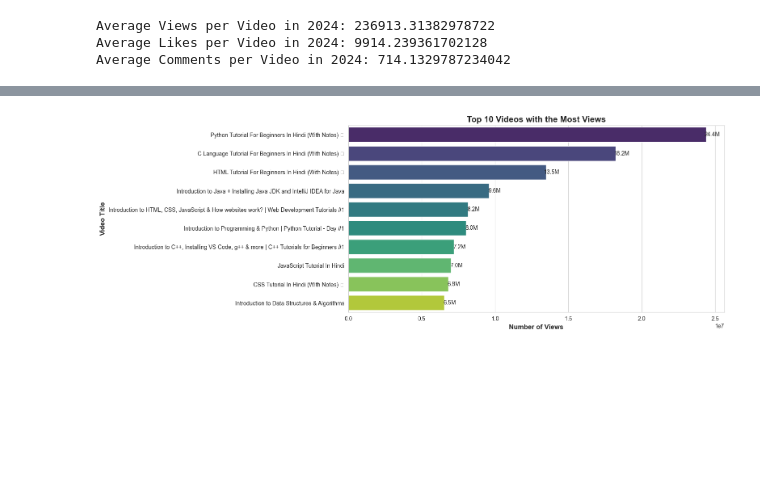
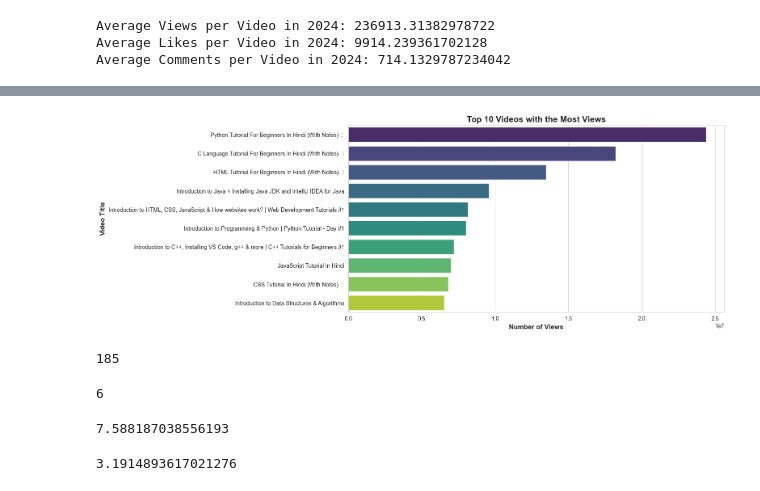
Before and after one commit to SOURAVSHEEL/YouTube_DS, a Jupyter notebook: yt_data.ipynb, the cells around one changed output, grey strips where cells are left out. Cells and saved outputs as stored; diff of their text form; code cells hidden in the pictures; blank space fills up the shorter version.

```diff
--- a/yt_data.ipynb
+++ b/yt_data.ipynb
@@ -437,15 +437,35 @@ top10_videos
 # %%
 ## Plotting the top 10 videos with the most views
 sns.set_style('whitegrid')
 plt.figure(figsize=(12,6))
 ax = sns.barplot(x='views', y='title', data=top10_videos, palette='viridis')
-for p in ax.patches:
-    ax.annotate(f"{p.get_width() / 1000000:.1f}M",
-                (p.get_x() + p.get_width(), p.get_y() + p.get_height() / 2),
-                ha='center', va='center', xytext=(10, 0), textcoords='offset points')
 plt.title('Top 10 Videos with the Most Views', fontsize=15, fontweight='bold')
 plt.xlabel('Number of Views', fontsize=12, fontweight='bold')
 plt.ylabel('Video Title', fontsize=12, fontweight='bold')
 plt.show()
 # %% [output]
-[figure, old version]
+[figure, new version]
+# %%
+## number of videos have more than 1M views
+num_videos_1m = video_details_df[video_details_df['views'] > 1000000].shape[0]
+num_videos_1m
+# %% [output]
+185
+# %%
+## number of videos have more than 1M views in 2024
+num_videos_1m_2024 = filter_2024[filter_2024['views'] > 1000000].shape[0]
+num_videos_1m_2024
+# %% [output]
+6
+# %%
+# Percentage of videos with more than 1M views
+percentage_1m = num_videos_1m / video_details_df.shape[0] * 100
+percentage_1m
+# %% [output]
+7.588187038556193
+# %%
+## Percentage of videos with more than 1M views in 2024
+percentage_1m_2024 = num_videos_1m_2024 / filter_2024.shape[0] * 100
+percentage_1m_2024
+# %% [output]
+3.1914893617021276
```
Also changed, not shown: parts of 3 cells of this notebook.
